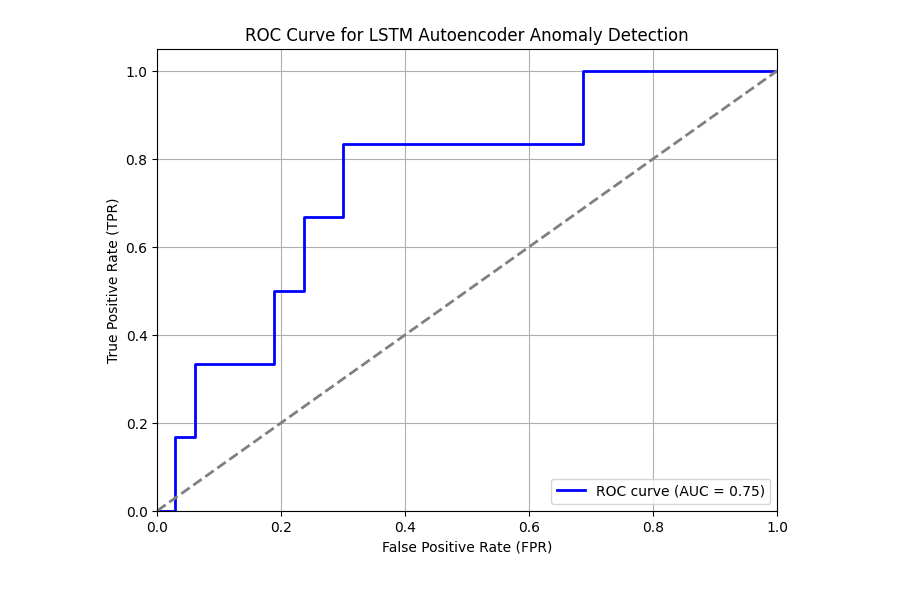
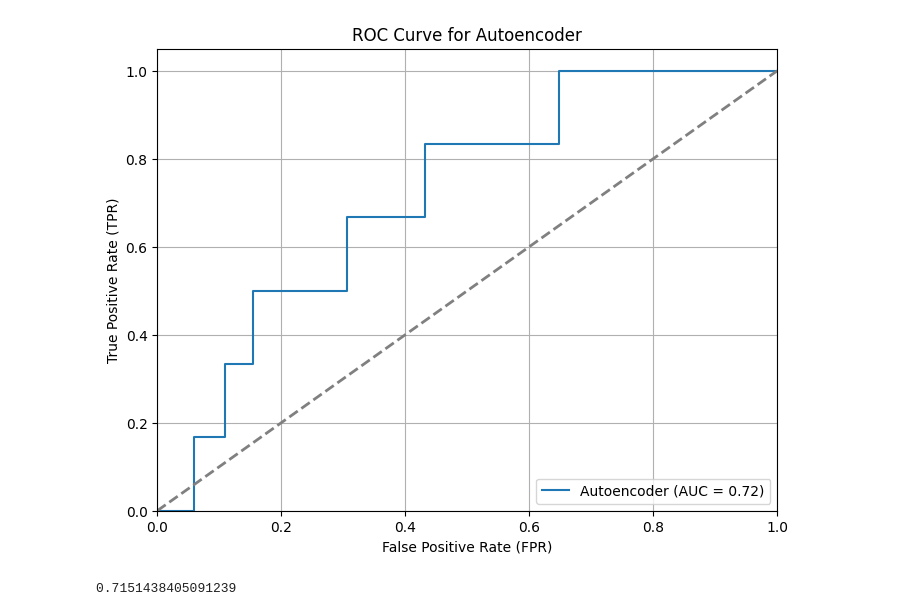
Before and after one commit to IKRAMJAAFAR/DeeL, a Jupyter notebook: models2.ipynb, the cells around one changed output. Cells and saved outputs as stored; diff of their text form; code cells hidden in the pictures.

```diff
--- a/models2.ipynb
+++ b/models2.ipynb
@@ -114,65 +101,28 @@ Average reconstruction error for true anomalies: 0.0467
 # %%
-from tensorflow.keras.models import Model
-from tensorflow.keras.layers import Input, LSTM, Dense, RepeatVector, TimeDistributed
+# --- Autoencoder Model ---
+sequences2 = create_sequences(scaled_data, sequence_length)
+X2 = np.array([seq[0] for seq in sequences2])
 
-# Create sequences for input
-sequences2 = create_sequences(scaled_data, sequence_length)
-X2 = np.array([seq[0] for seq in sequences2])  # Input data as 3D array (samples, timesteps, features)
+timesteps = X2.shape[1]
+features = X2.shape[2]
 
-# Define the input shape for LSTM (timesteps, features)
-timesteps = X2.shape[1]  # Number of timesteps in the sequence
-features = X2.shape[2]   # Number of features per timestep
-
-# Encoder
 input_layer = Input(shape=(timesteps, features))
 encoded = LSTM(64, activation="relu", return_sequences=True)(input_layer)
 encoded = LSTM(32, activation="relu", return_sequences=False)(encoded)
-
-# Decoder
 decoded = RepeatVector(timesteps)(encoded)
 decoded = LSTM(32, activation="relu", return_sequences=True)(decoded)
 decoded = LSTM(64, activation="relu", return_sequences=True)(decoded)
 decoded = TimeDistributed(Dense(features, activation="sigmoid"))(decoded)
 
-# Define the autoencoder model
 autoencoder = Model(inputs=input_layer, outputs=decoded)
 autoencoder.compile(optimizer="adam", loss="mse")
 autoencoder.summary()
 
-# Train the Autoencoder
-history = autoencoder.fit(
-    X2, X2,  # Using the original sequences as both input and target
-    epochs=10,
-    batch_size=32,
-    validation_split=0.2
-)
+history_ae = autoencoder.fit(X2, X2, epochs=10, batch_size=32, validation_split=0.2)
+reconstructed_ae = autoencoder.predict(X2)
+reconstruction_error_ae = np.mean(np.abs(reconstructed_ae - X2), axis=(1, 2))
 
-# Predict reconstructed sequences
-reconstructed = autoencoder.predict(X2)
-
-# Calculate reconstruction error
-reconstruction_error2 = np.mean(np.abs(reconstructed - X2), axis=(1, 2))
-
-# True anomaly labels (adjust for sequence length offset)
-true_anomalies2 = data.index.isin(pd.to_datetime(true_anomalies_dates)).astype(int)
-true_anomalies2 = true_anomalies2[sequence_length:]  # Align with sequence offset
-
-# Compute ROC curve and AUC
-fpr2, tpr2, thresholds2 = roc_curve(true_anomalies2, reconstruction_error2)
-roc_auc2 = auc(fpr2, tpr2)
-
-# Plot the ROC curve
-plt.figure(figsize=(8, 6))
-plt.plot(fpr2, tpr2, color='blue', lw=2, label=f'ROC curve (AUC = {roc_auc2:.2f})')
-plt.plot([0, 1], [0, 1], color='gray', linestyle='--', lw=2)  # Random chance line
-plt.xlim([0.0, 1.0])
-plt.ylim([0.0, 1.05])
-plt.xlabel('False Positive Rate (FPR)')
-plt.ylabel('True Positive Rate (TPR)')
-plt.title('ROC Curve for LSTM Autoencoder Anomaly Detection')
-plt.legend(loc="lower right")
-plt.grid()
-plt.show()
+plot_roc(true_labels, reconstruction_error_ae, 'Autoencoder')
 # %% [output]
 Model: "model"
 _________________________________________________________________
@@ -194,2 +144,3 @@ Epoch 10/10
-[figure, old version]
+[figure, new version]
+0.7151438405091239
 # %%
```
Also changed, not shown: parts of 9 cells of this notebook.
